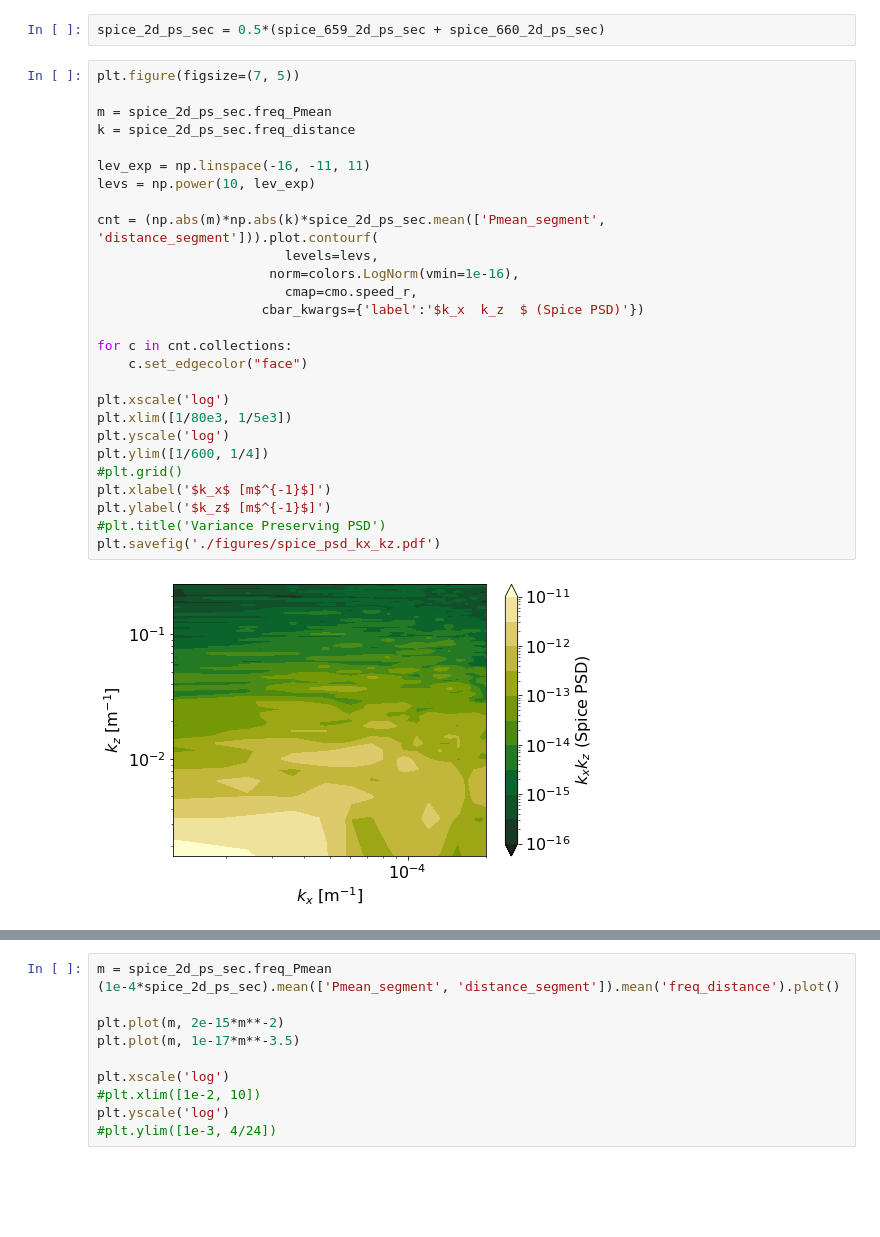
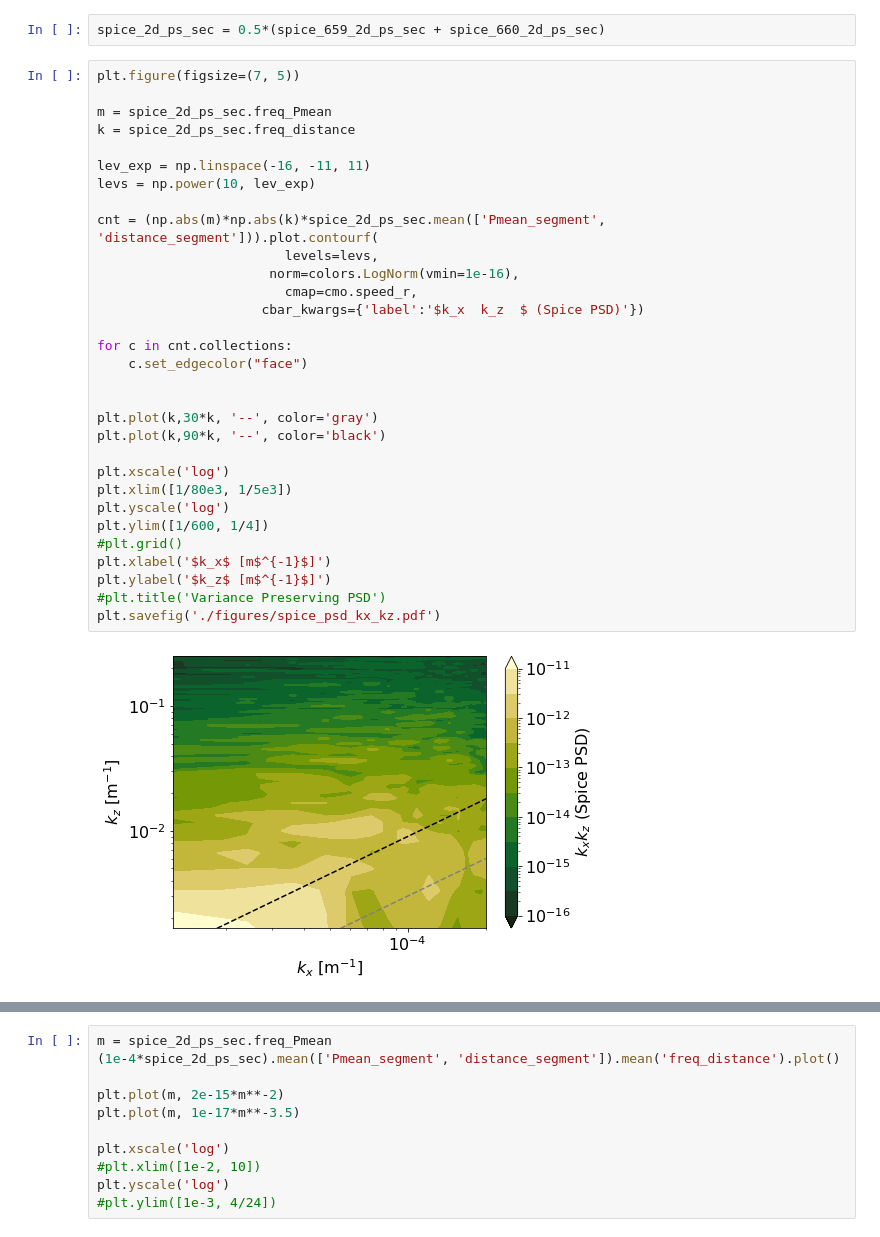
Before and after one commit to dhruvbalwada/sogos, a Jupyter notebook: notebooks/notebooks_variability_paper/2D_spice_spectra.ipynb, the cells around one changed output, grey strips where cells are left out. Saved outputs shown, nothing was run; the diff lists cells and outputs as text; blank space fills up the shorter version.

```diff
--- a/notebooks/notebooks_variability_paper/2D_spice_spectra.ipynb
+++ b/notebooks/notebooks_variability_paper/2D_spice_spectra.ipynb
@@ -520,29 +520,33 @@ spice_2d_ps_sec = 0.5*(spice_659_2d_ps_sec + spice_660_2d_ps_sec)
 # %%
 plt.figure(figsize=(7, 5))
 
 m = spice_2d_ps_sec.freq_Pmean
 k = spice_2d_ps_sec.freq_distance
 
 lev_exp = np.linspace(-16, -11, 11)
 levs = np.power(10, lev_exp)
 
 cnt = (np.abs(m)*np.abs(k)*spice_2d_ps_sec.mean(['Pmean_segment', 'distance_segment'])).plot.contourf(
                         levels=levs,
                       norm=colors.LogNorm(vmin=1e-16),
                         cmap=cmo.speed_r,
                      cbar_kwargs={'label':'$k_x  k_z  $ (Spice PSD)'})
 
 for c in cnt.collections:
     c.set_edgecolor("face")
 
+
+plt.plot(k,30*k, '--', color='gray')
+plt.plot(k,90*k, '--', color='black')
+
 plt.xscale('log')
 plt.xlim([1/80e3, 1/5e3])
 plt.yscale('log')
 plt.ylim([1/600, 1/4])
 #plt.grid()
 plt.xlabel('$k_x$ [m$^{-1}$]')
 plt.ylabel('$k_z$ [m$^{-1}$]')
 #plt.title('Variance Preserving PSD')
 plt.savefig('./figures/spice_psd_kx_kz.pdf')
 # %% [output]
-[figure, old version]
+[figure, new version]
```
Also changed, not shown: parts of 1 cell of this notebook.
